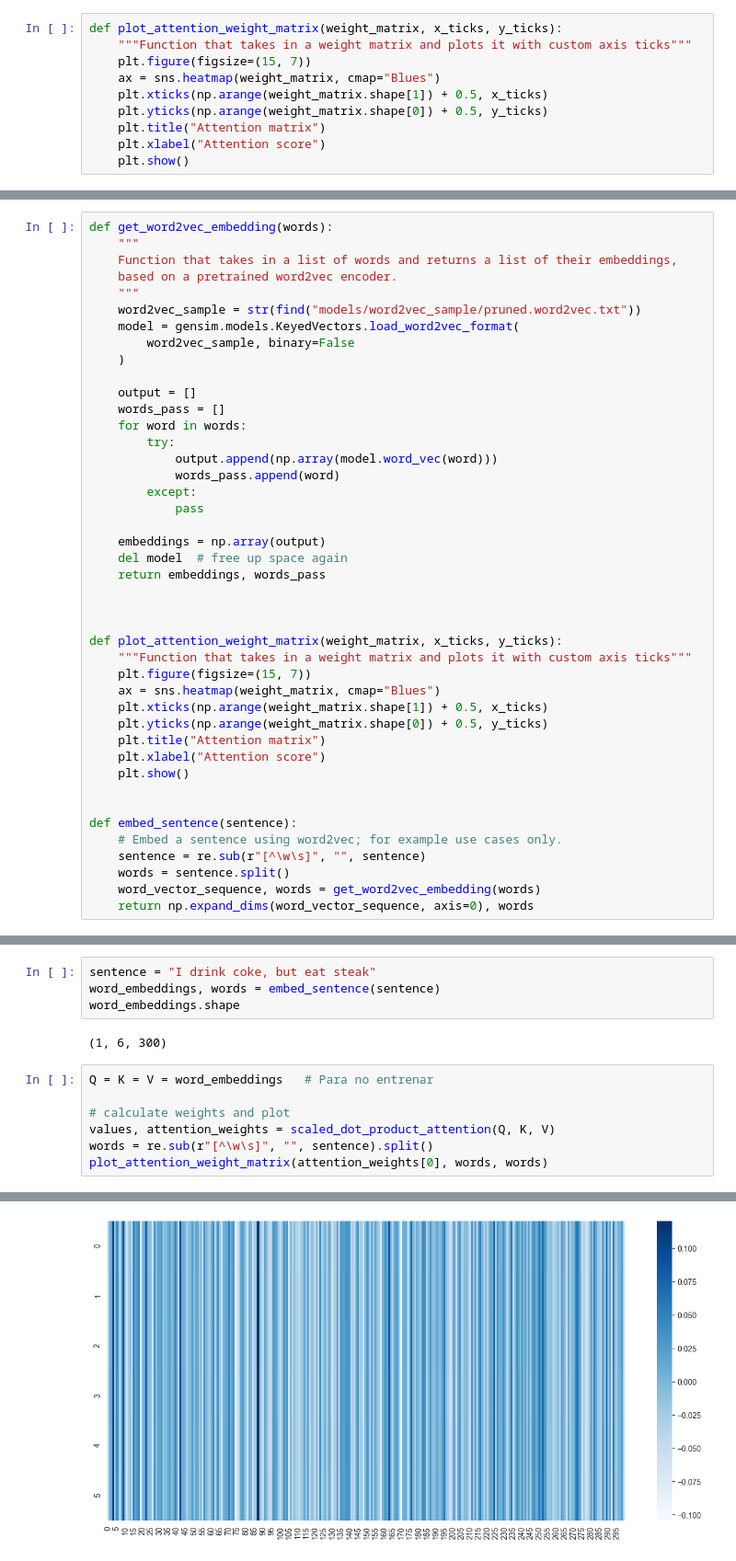
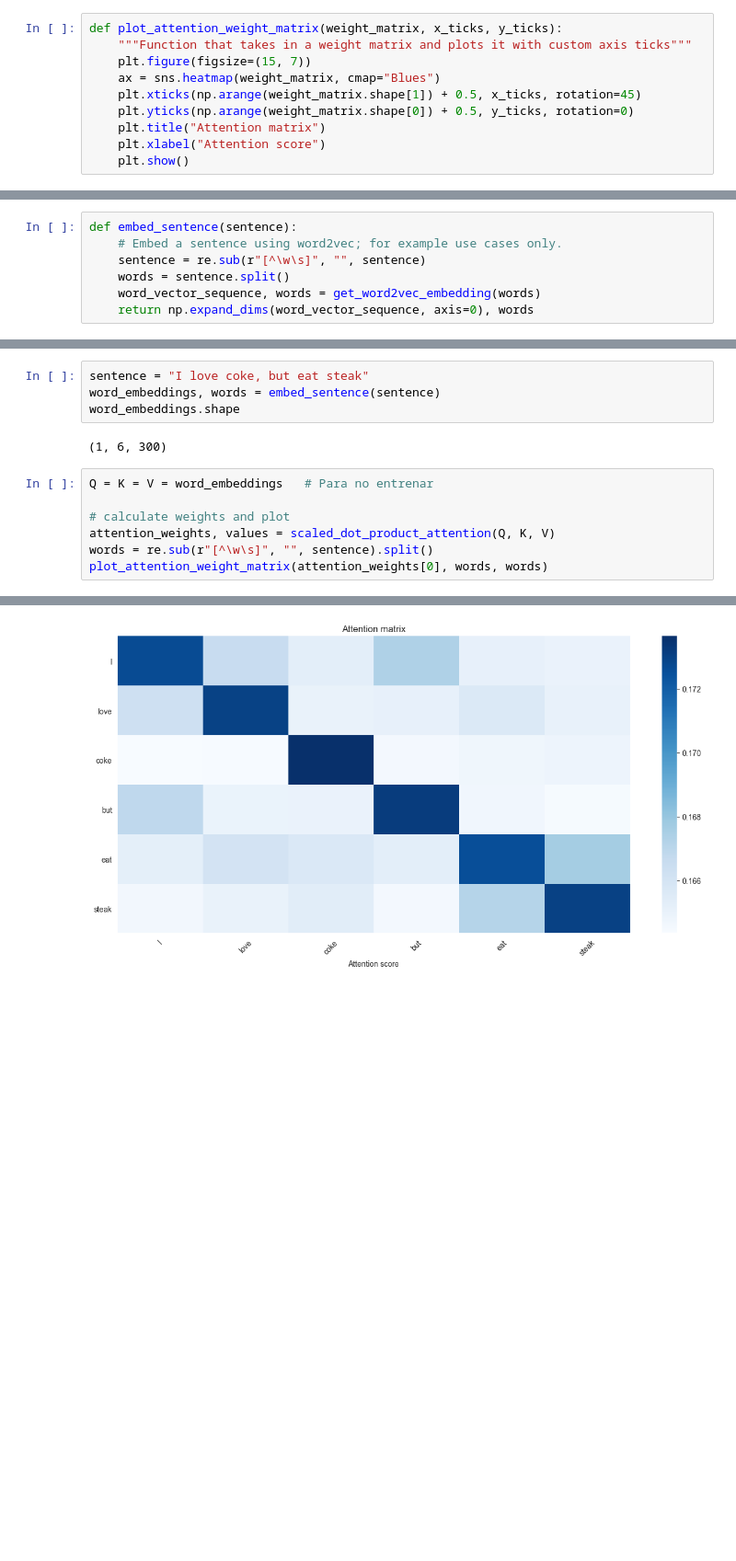
Before and after one commit to dicesare/NPLTransformers, a Jupyter notebook: NLPTransformers.ipynb, the cells around one changed output, grey strips where cells are left out. Shown at 92% size. Saved outputs shown, nothing was run; the diff lists cells and outputs as text; blank space fills up the shorter version.

```diff
--- a/NLPTransformers.ipynb
+++ b/NLPTransformers.ipynb
@@ -63,8 +63,8 @@ def plot_attention_weight_matrix(weight_matrix, x_ticks, y_ticks):
     """Function that takes in a weight matrix and plots it with custom axis ticks"""
     plt.figure(figsize=(15, 7))
     ax = sns.heatmap(weight_matrix, cmap="Blues")
-    plt.xticks(np.arange(weight_matrix.shape[1]) + 0.5, x_ticks)
-    plt.yticks(np.arange(weight_matrix.shape[0]) + 0.5, y_ticks)
+    plt.xticks(np.arange(weight_matrix.shape[1]) + 0.5, x_ticks, rotation=45)
+    plt.yticks(np.arange(weight_matrix.shape[0]) + 0.5, y_ticks, rotation=0)
     plt.title("Attention matrix")
     plt.xlabel("Attention score")
     plt.show()
@@ -94,42 +94,6 @@ $$
 
 Which basically means we get a weighted average of ALL the values for every input word we want to calculate the alignment. Therefore the term self attention. The diference with the previous attention is that before the similarity function was the dot product, and the matrices K,Q,V where the identity (only ones in the diagonal) and here they are learneable!
 # %%
-def get_word2vec_embedding(words):
-    """
-    Function that takes in a list of words and returns a list of their embeddings,
-    based on a pretrained word2vec encoder.
-    """
-    word2vec_sample = str(find("models/word2vec_sample/pruned.word2vec.txt"))
-    model = gensim.models.KeyedVectors.load_word2vec_format(
-        word2vec_sample, binary=False
-    )
-
-    output = []
-    words_pass = []
-    for word in words:
-        try:
-            output.append(np.array(model.word_vec(word)))
-            words_pass.append(word)
-        except:
-            pass
-
-    embeddings = np.array(output)
-    del model  # free up space again
-    return embeddings, words_pass
-
-
-
-def plot_attention_weight_matrix(weight_matrix, x_ticks, y_ticks):
-    """Function that takes in a weight matrix and plots it with custom axis ticks"""
-    plt.figure(figsize=(15, 7))
-    ax = sns.heatmap(weight_matrix, cmap="Blues")
-    plt.xticks(np.arange(weight_matrix.shape[1]) + 0.5, x_ticks)
-    plt.yticks(np.arange(weight_matrix.shape[0]) + 0.5, y_ticks)
-    plt.title("Attention matrix")
-    plt.xlabel("Attention score")
-    plt.show()
-
-
 def embed_sentence(sentence):
     # Embed a sentence using word2vec; for example use cases only.
     sentence = re.sub(r"[^\w\s]", "", sentence)
@@ -160,7 +124,7 @@ def scaled_dot_product_attention(Q, K, V):
     value = np.matmul(attention_weigth, V)
     return attention_weigth, value
 # %%
-sentence = "I drink coke, but eat steak"
+sentence = "I love coke, but eat steak"
 word_embeddings, words = embed_sentence(sentence)
 word_embeddings.shape
 # %% [output]
@@ -169,7 +133,7 @@ word_embeddings.shape
 Q = K = V = word_embeddings   # Para no entrenar
 
 # calculate weights and plot
-values, attention_weights = scaled_dot_product_attention(Q, K, V)
+attention_weights, values = scaled_dot_product_attention(Q, K, V)
 words = re.sub(r"[^\w\s]", "", sentence).split()
 plot_attention_weight_matrix(attention_weights[0], words, words)
 # %% [output]
@@ -177 +140 @@ ValueError: The number of FixedLocator locations (300), usually from a call to s
-[figure, old version]
+[figure, new version]
```
Also changed, not shown: parts of 2 cells of this notebook.
